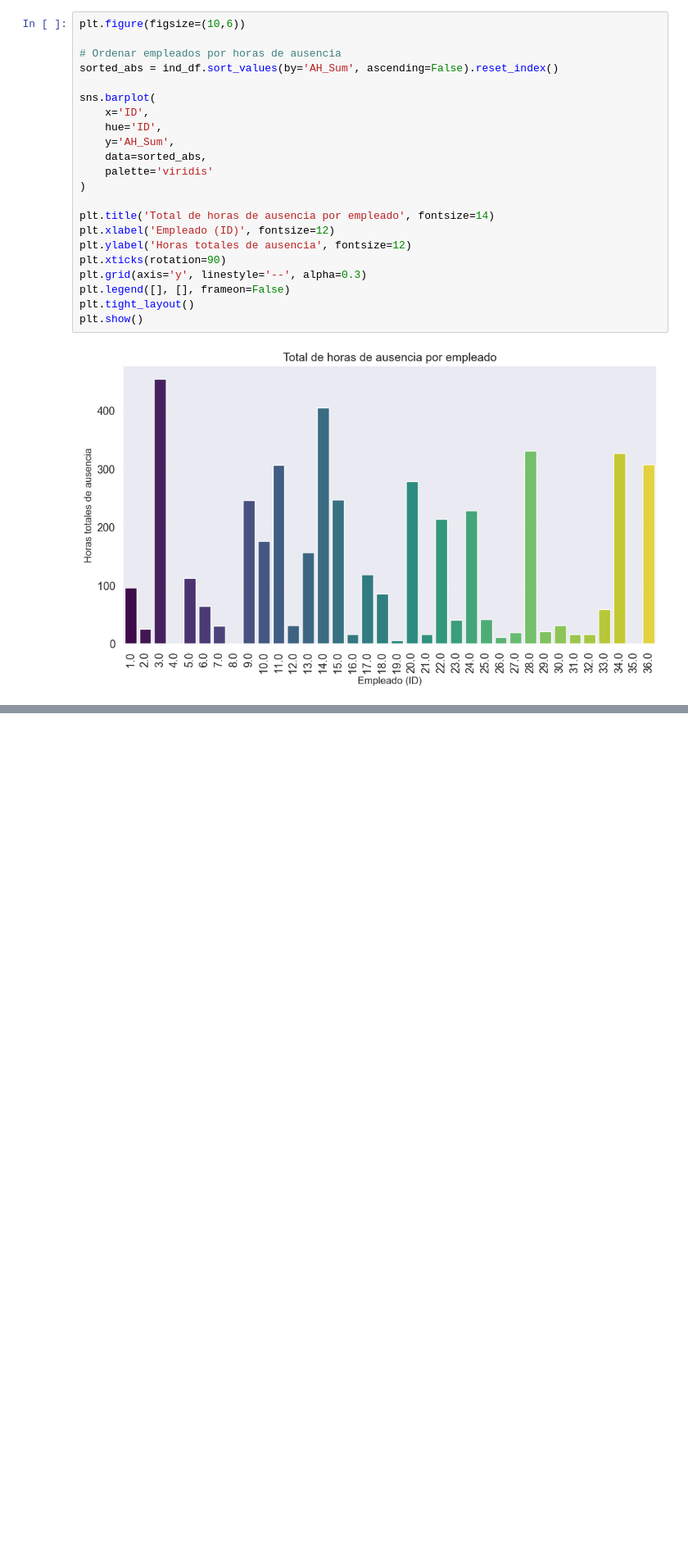
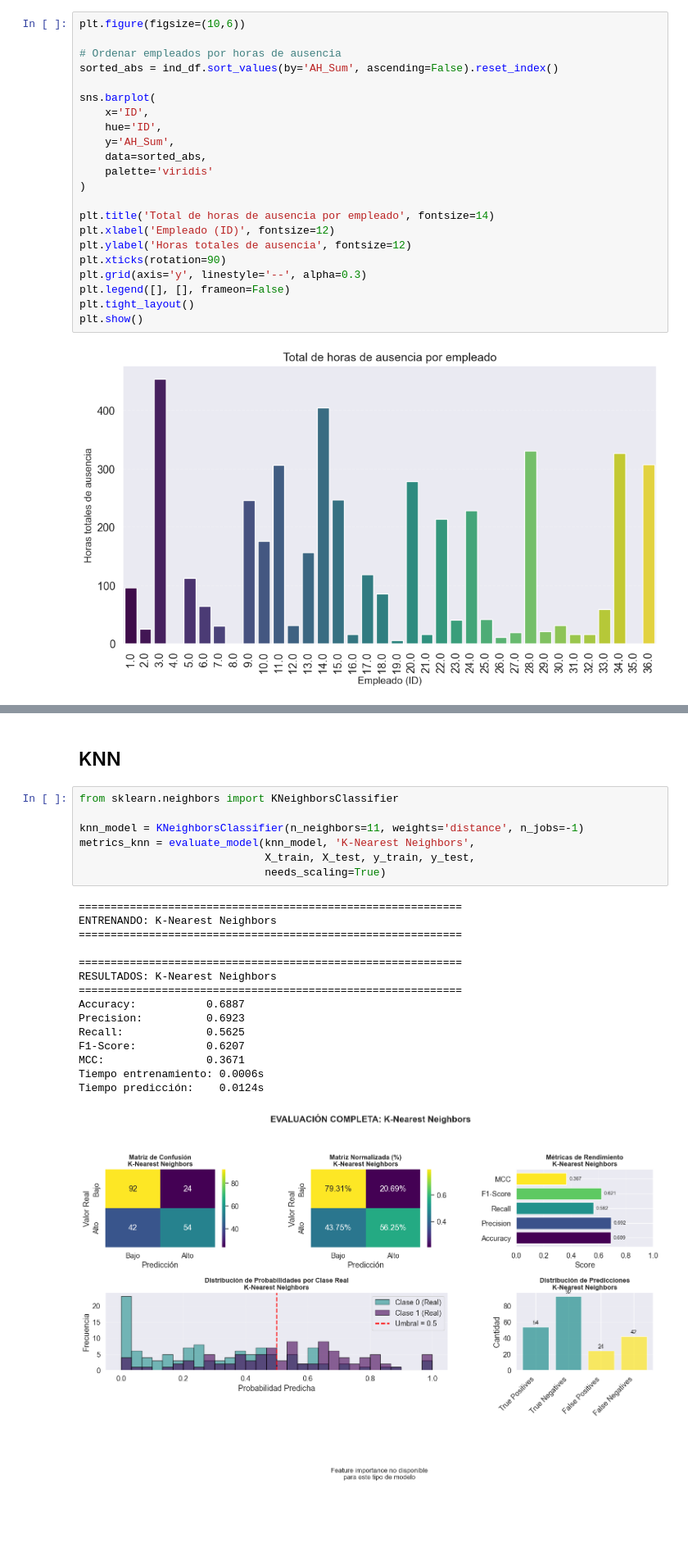
Before and after one commit to SDeGiuda/ProyectoDatos, a Jupyter notebook: ObligatorioDAtos.ipynb, the cells around one changed output, grey strips where cells are left out. Shown at 82% size. Cells and saved outputs as stored; diff of their text form; blank space fills up the shorter version.

```diff
--- a/ObligatorioDAtos.ipynb
+++ b/ObligatorioDAtos.ipynb
@@ -655,0 +932,25 @@ plt.show()
+# %% [markdown]
+## KNN
+# %%
+from sklearn.neighbors import KNeighborsClassifier
+
+knn_model = KNeighborsClassifier(n_neighbors=11, weights='distance', n_jobs=-1)
+metrics_knn = evaluate_model(knn_model, 'K-Nearest Neighbors',
+                             X_train, X_test, y_train, y_test,
+                             needs_scaling=True)
+# %% [output]
+============================================================
+ENTRENANDO: K-Nearest Neighbors
+============================================================
+
+============================================================
+RESULTADOS: K-Nearest Neighbors
+============================================================
+Accuracy:           0.6887
+Precision:          0.6923
+Recall:             0.5625
+F1-Score:           0.6207
+MCC:                0.3671
+Tiempo entrenamiento: 0.0006s
+Tiempo predicción:    0.0124s
+[figure, added]
```
Also changed, not shown: parts of 15 cells of this notebook.
